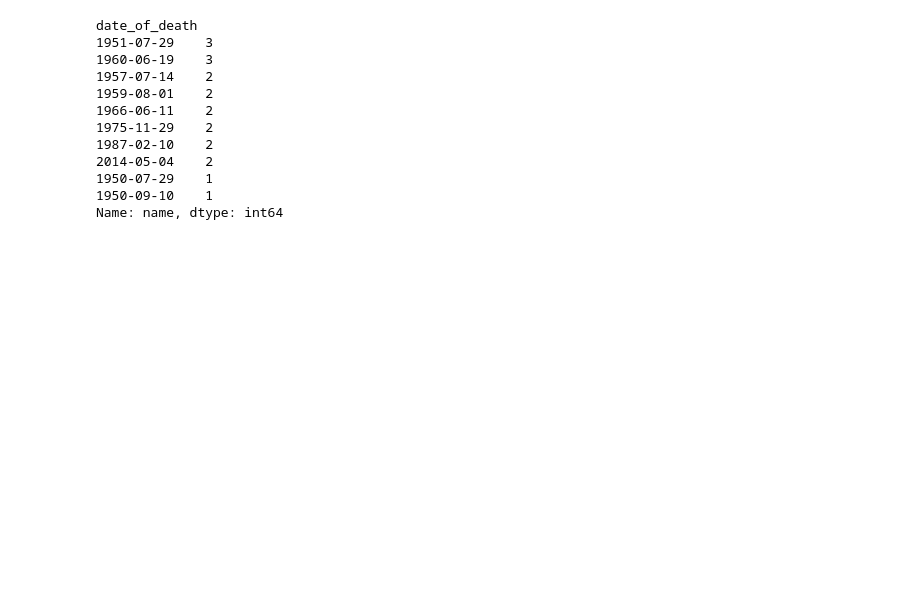
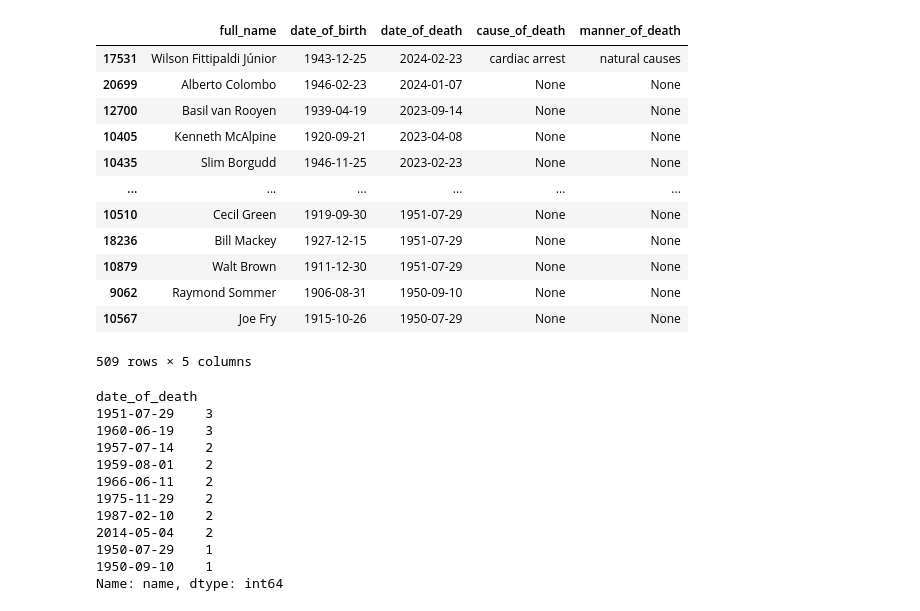
Before and after one commit to michalkasparek/f1-stats, a Jupyter notebook: 102_causes_of_death.ipynb, the cells around one changed output. Cells and saved outputs as stored; diff of their text form; code cells hidden in the pictures; blank space fills up the shorter version.

```diff
--- a/102_causes_of_death.ipynb
+++ b/102_causes_of_death.ipynb
@@ -141,3 +67,19 @@ results[results['full_name'].isin(dead)][['full_name','date_of_birth','date_of_d
+# %%
+results[results['full_name'].isin(dead)][['full_name','date_of_birth','date_of_death','cause_of_death','manner_of_death']].drop_duplicates().dropna(subset=['date_of_death']).sort_values(by='date_of_death',ascending=False)
+# %% [output]
+|  | full_name | date_of_birth | date_of_death | cause_of_death | manner_of_death |
+| 17531 | Wilson Fittipaldi Júnior | 1943-12-25 | 2024-02-23 | cardiac arrest | natural causes |
+| 20699 | Alberto Colombo | 1946-02-23 | 2024-01-07 | None | None |
+| 12700 | Basil van Rooyen | 1939-04-19 | 2023-09-14 | None | None |
+| 10405 | Kenneth McAlpine | 1920-09-21 | 2023-04-08 | None | None |
+| 10435 | Slim Borgudd | 1946-11-25 | 2023-02-23 | None | None |
+| ... | ... | ... | ... | ... | ... |
+| 10510 | Cecil Green | 1919-09-30 | 1951-07-29 | None | None |
+| 18236 | Bill Mackey | 1927-12-15 | 1951-07-29 | None | None |
+| 10879 | Walt Brown | 1911-12-30 | 1951-07-29 | None | None |
+| 9062 | Raymond Sommer | 1906-08-31 | 1950-09-10 | None | None |
+| 10567 | Joe Fry | 1915-10-26 | 1950-07-29 | None | None |
+509 rows × 5 columns
 # %%
 results.groupby('date_of_death')['name'].nunique().nlargest(10)
 # %% [output]
```
Also changed, not shown: parts of 31 cells of this notebook, 7 other files.
